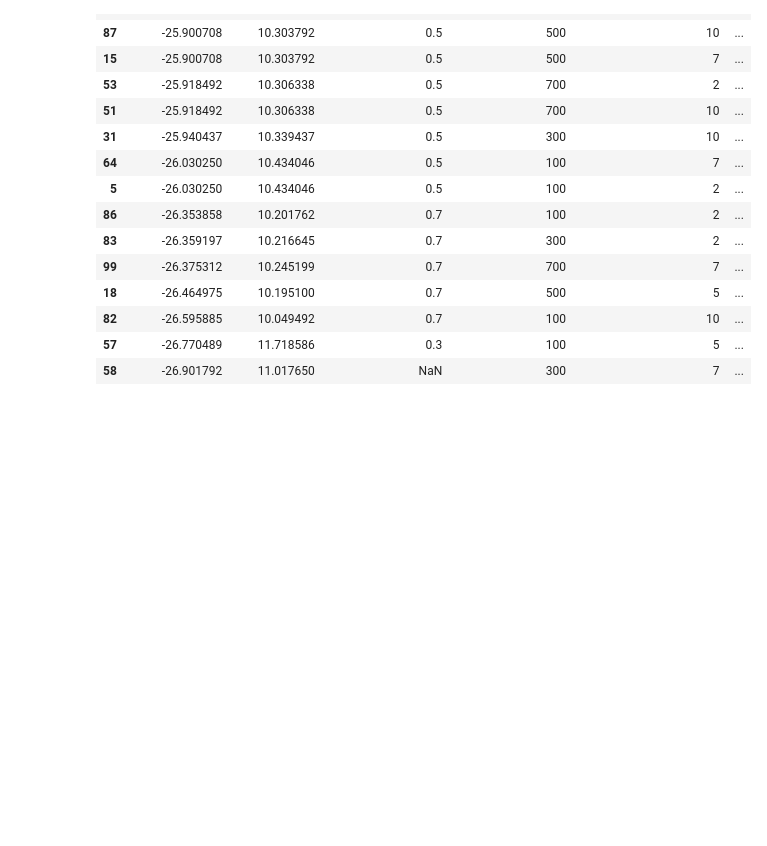
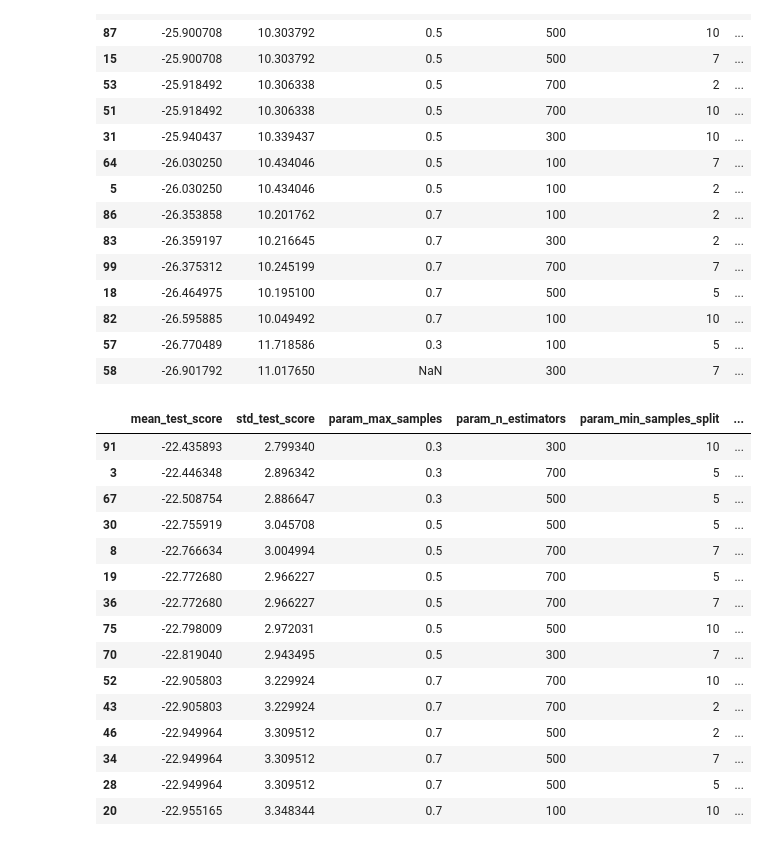
Before and after one commit to cleveryangcong/Random_Forest_Weights, a Jupyter notebook: notebooks/exploratory/1.2.1-dc-tuning_random_forest_regressor.ipynb, the cells around one changed output. Drawn from its saved outputs; the diff is of its cells as text; code cells hidden in the pictures; blank space fills up the shorter version.

Commit message:
Add qrf_3 to the analysis of hyperparameters and rf scores

```diff
--- a/notebooks/exploratory/1.2.1-dc-tuning_random_forest_regressor.ipynb
+++ b/notebooks/exploratory/1.2.1-dc-tuning_random_forest_regressor.ipynb
@@ -39,6 +39,7 @@ rf_cv_results = pd.read_csv("/Data/Delong_BA_Data/rf_weights/rf_cv_results.csv")
 # Load cv 2 results:
 rf_cv_results_2 = pd.read_csv("/Data/Delong_BA_Data/rf_weights/rf_cv_results_2.csv")
 rf_cv_results_1_qrf_2 = pd.read_csv("/Data/Delong_BA_Data/rf_weights/qrf_2/rf_cv_results_1.csv")
+rf_cv_results_1_qrf_3 = pd.read_csv("/Data/Delong_BA_Data/rf_weights/qrf_3/rf_cv_results_1.csv")
 # %%
 rf_cv_results.sort_values(['mean_test_score'], ascending = False)[['mean_test_score', 'std_test_score'
                                                                    , 'param_n_estimators', 'param_min_samples_split'
@@ -97,3 +98,25 @@ rf_cv_results_1_qrf_2.sort_values(['mean_test_score'], ascending = False)[['mean
 | 82 | -26.595885 | 10.049492 | 0.7 | 100 | 10 | ... |
 | 57 | -26.770489 | 11.718586 | 0.3 | 100 | 5 | ... |
 | 58 | -26.901792 | 11.017650 | NaN | 300 | 7 | ... |
+# %%
+rf_cv_results_1_qrf_3.sort_values(['mean_test_score'], ascending = False)[['mean_test_score', 'std_test_score','param_max_samples'
+                                                                   , 'param_n_estimators', 'param_min_samples_split'
+                                                                   ,'param_min_samples_leaf', 'param_max_depth'
+                                                                   , 'param_bootstrap']].head(15)
+# %% [output]
+|  | mean_test_score | std_test_score | param_max_samples | param_n_estimators | param_min_samples_split | ... |
+| 91 | -22.435893 | 2.799340 | 0.3 | 300 | 10 | ... |
+| 3 | -22.446348 | 2.896342 | 0.3 | 700 | 5 | ... |
+| 67 | -22.508754 | 2.886647 | 0.3 | 500 | 5 | ... |
+| 30 | -22.755919 | 3.045708 | 0.5 | 500 | 5 | ... |
+| 8 | -22.766634 | 3.004994 | 0.5 | 700 | 7 | ... |
+| 19 | -22.772680 | 2.966227 | 0.5 | 700 | 5 | ... |
+| 36 | -22.772680 | 2.966227 | 0.5 | 700 | 7 | ... |
+| 75 | -22.798009 | 2.972031 | 0.5 | 500 | 10 | ... |
+| 70 | -22.819040 | 2.943495 | 0.5 | 300 | 7 | ... |
+| 52 | -22.905803 | 3.229924 | 0.7 | 700 | 10 | ... |
+| 43 | -22.905803 | 3.229924 | 0.7 | 700 | 2 | ... |
+| 46 | -22.949964 | 3.309512 | 0.7 | 500 | 2 | ... |
+| 34 | -22.949964 | 3.309512 | 0.7 | 500 | 7 | ... |
+| 28 | -22.949964 | 3.309512 | 0.7 | 500 | 5 | ... |
+| 20 | -22.955165 | 3.348344 | 0.7 | 100 | 10 | ... |
```
Also changed, not shown: 1 other file.
